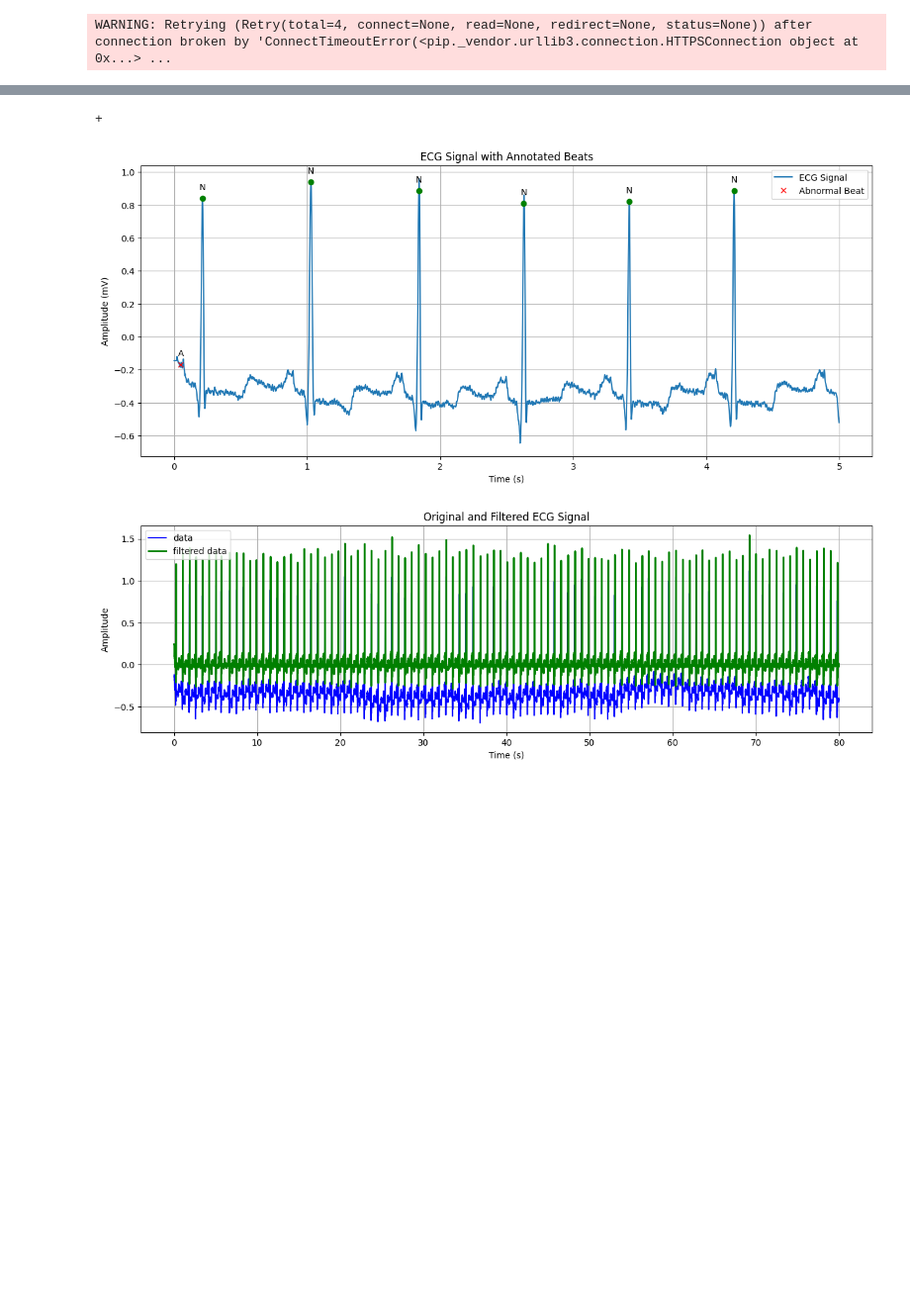
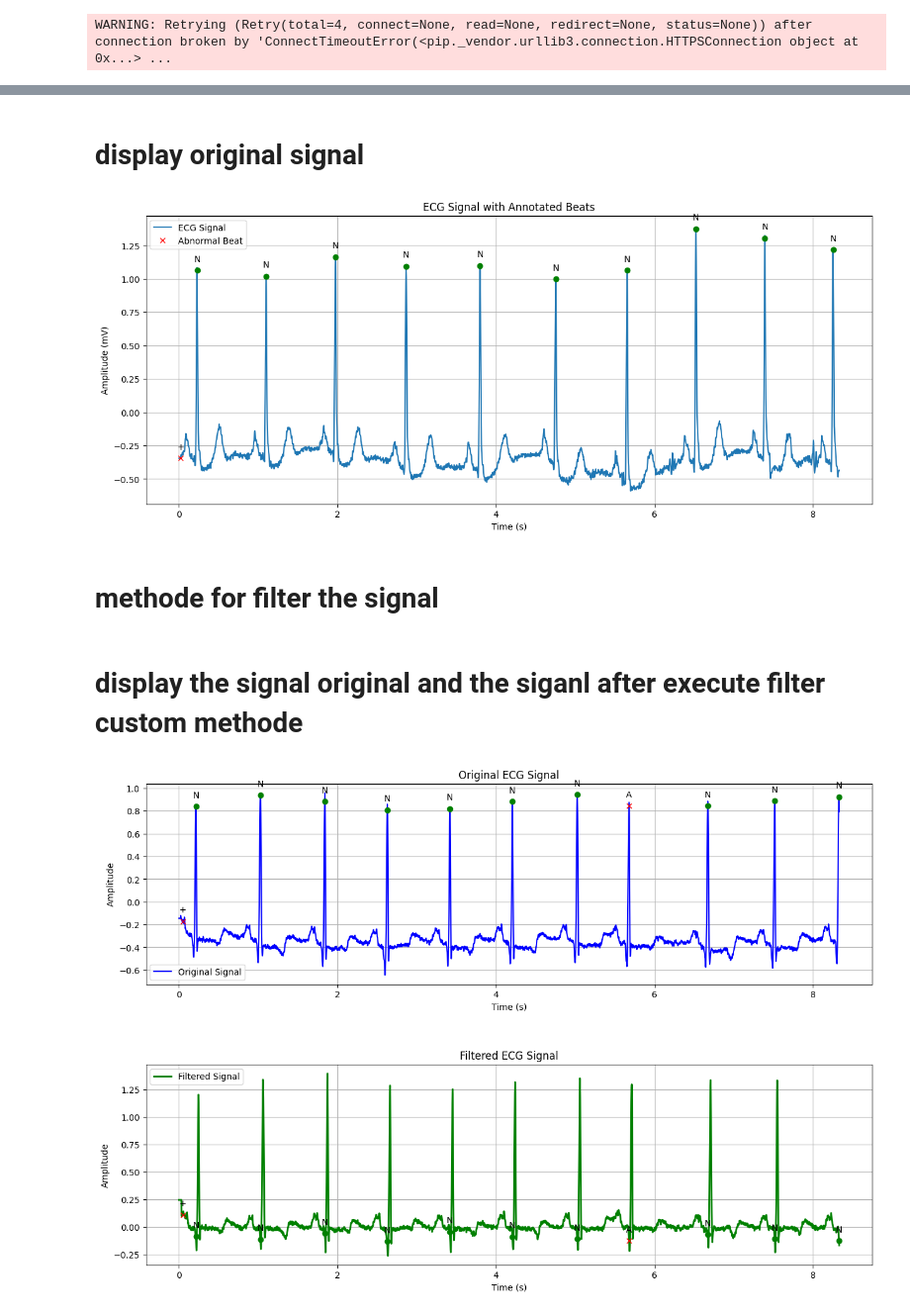
Before and after one commit to ouerghi01/HeartbeatClassification, a Jupyter notebook: HeartBeat.ipynb, the cells around one changed output, grey strips where cells are left out. Shown: that part at 99% size. Drawn from its saved outputs; the diff is of its cells as text; code cells hidden in the pictures; blank space fills up the shorter version.

```diff
--- a/HeartBeat.ipynb
+++ b/HeartBeat.ipynb
@@ -67,18 +67,21 @@ Successfully installed numpy-2.0.0
+# %% [markdown]
+# display original signal
 # %%
 import wfdb
 import matplotlib.pyplot as plt
 import wfdb.processing
 
 data_directory = 'mit-bih-arrhythmia-database-1.0.0/'
-record_name = '100'
+record_name = '101'
 record = wfdb.rdrecord(f'{data_directory}{record_name}', sampto=3000)
 
 # Read annotations
 annotation = wfdb.rdann(f'{data_directory}{record_name}', 'atr')
 
 fs = record.fs  # Sampling frequency
-signal = record.p_signal[:5 * fs, 0]  # Taking the first 5 seconds (first channel)
+signal = record.p_signal[: 1000* fs, 0]  # Taking the first 5 seconds (first channel)
 time = [i / fs for i in range(len(signal))]
+labels = annotation.symbol  # Labels for the annotations
 rpeaks = wfdb.processing.xqrs_detect(signal, fs=fs, verbose=False)
 
 # Plot the ECG signal
@@ -92,7 +95,6 @@ for i, (sample, symbol) in enumerate(zip(annotation.sample, annotation.symbol)):
             plt.annotate('N', (sample / fs, signal[sample]), textcoords="offset points", xytext=(0, 10), ha='center')
         else:  # Abnormal beat (e.g., 'A', 'V', etc.)
             plt.plot(sample / fs, signal[sample], 'rx', label='Abnormal Beat' if i == 0 else "")
-            print(symbol)
             plt.annotate(symbol, (sample / fs, signal[sample]), textcoords="offset points", xytext=(0, 10), ha='center')
 
 plt.xlabel('Time (s)')
@@ -102,25 +104,81 @@ plt.legend(loc='best')
 plt.grid()
 plt.show()
 # %% [output]
-+
-[figure, old version]
+[figure, new version]
+# %% [markdown]
+# methode for filter the signal
+# %%
+import numpy as np
+from scipy.ndimage import median_filter
+
+def custom_filter(signal):
+    # Apply the second-order low-pass filter using the given difference equation
+    y = np.zeros_like(signal)
+    for n in range(12, len(signal)):
+        y[n] = (1/18)*y[n-1] - (1/36)*y[n-2] + (1/36)*signal[n] - (1/18)*signal[n-6] + signal[n-12]
+
+    # Apply two median filters to remove baseline drift
+    filtered_signal_1 = median_filter(y, size=72)  # 200 ms median filter
+    filtered_signal_2 = median_filter(y, size=216) # 600 ms median filter
+
+    # Remove baseline drift
+    baseline_drift = filtered_signal_2
+    cleaned_signal = y - baseline_drift
+
+    return cleaned_signal
+# %% [markdown]
+# display the signal original and the siganl after execute filter custom methode
 # %%
+
 import numpy as np
 from scipy.signal import butter, lfilter
 import matplotlib.pyplot as plt
 
+# Assume signal, fs, time, annotation, and custom_filter are defined
+
 filtered_signal = custom_filter(signal)
+
 plt.figure(figsize=(15, 10))
-plt.subplot(2, 1, 2)
-plt.plot(time, signal, 'b-', label='data')
-plt.plot(time, filtered_signal, 'g-', linewidth=2, label='filtered data')
+
+# Plot the original ECG signal
+plt.subplot(2, 1, 1)
+plt.plot(time, signal, 'b-', label='Original Signal')
+plt.title('Original ECG Signal')
 plt.xlabel('Time (s)')
 plt.ylabel('Amplitude')
-plt.title('Original and Filtered ECG Signal')
 plt.legend()
 plt.grid()
 
-plt.subplots_adjust(hspace=0.35)
+# Annotate R-peaks on the original signal
+for i, (sample, symbol) in enumerate(zip(annotation.sample, annotation.symbol)):
+    if sample < len(signal):
+        if symbol == 'N':  # Normal beat
+            plt.plot(sample / fs, signal[sample], 'go', label='Normal Beat' if i == 0 else "")
+            plt.annotate('N', (sample / fs, signal[sample]), textcoords="offset points", xytext=(0, 10), ha='center')
+        else:  # Abnormal beat (e.g., 'A', 'V', etc.)
+            plt.plot(sample / fs, signal[sample], 'rx', label='Abnormal Beat' if i == 0 else "")
+            plt.annotate(symbol, (sample / fs, signal[sample]), textcoords="offset points", xytext=(0, 10), ha='center')
+
+# Plot the filtered ECG signal
+plt.subplot(2, 1, 2)
+plt.plot(time, filtered_signal, 'g-', linewidth=2, label='Filtered Signal')
+plt.title('Filtered ECG Signal')
+plt.xlabel('Time (s)')
+plt.ylabel('Amplitude')
+plt.legend()
+plt.grid()
+
+# Annotate R-peaks on the filtered signal
+for i, (sample, symbol) in enumerate(zip(annotation.sample, annotation.symbol)):
+    if sample < len(filtered_signal):
+        if symbol == 'N':  # Normal beat
+            plt.plot(sample / fs, filtered_signal[sample], 'go', label='Normal Beat' if i == 0 else "")
+            plt.annotate('N', (sample / fs, filtered_signal[sample]), textcoords="offset points", xytext=(0, 10), ha='center')
+        else:  # Abnormal beat (e.g., 'A', 'V', etc.)
+            plt.plot(sample / fs, filtered_signal[sample], 'rx', label='Abnormal Beat' if i == 0 else "")
+            plt.annotate(symbol, (sample / fs, filtered_signal[sample]), textcoords="offset points", xytext=(0, 10), ha='center')
+
+plt.subplots_adjust(hspace=0.4)  # Adjust the space between plots
 plt.show()
 # %% [output]
-[figure, old version]
+[figure, new version]
```
Also changed, not shown: parts of 6 cells of this notebook, 2 other files.
